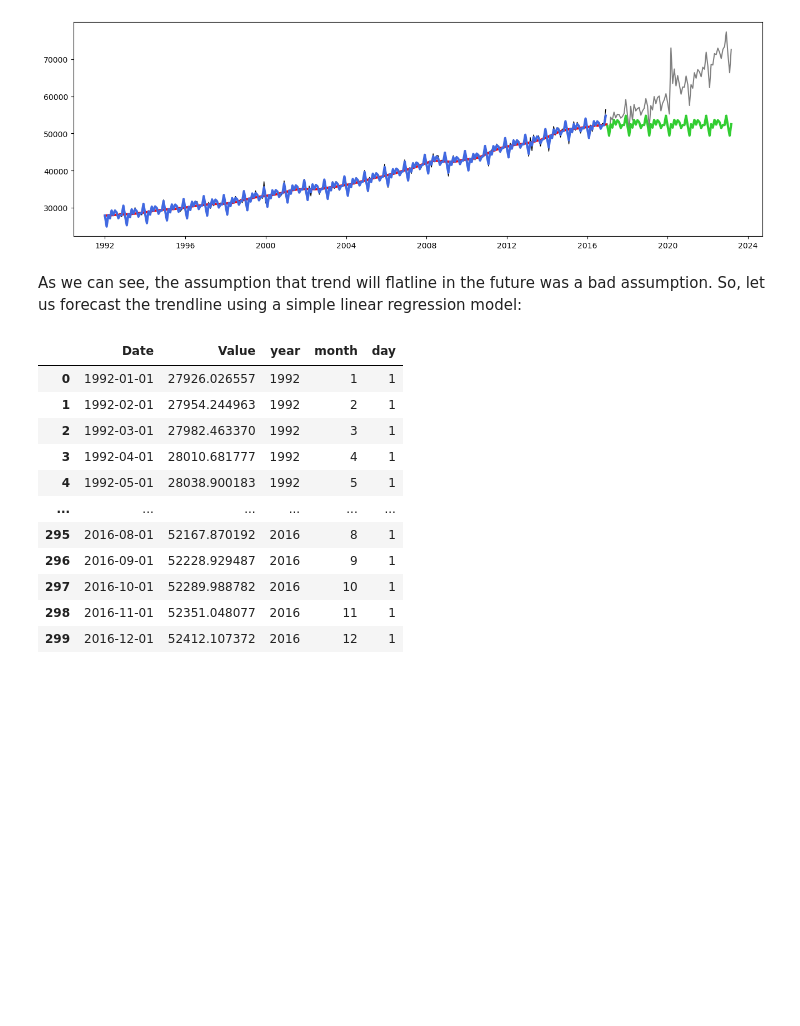
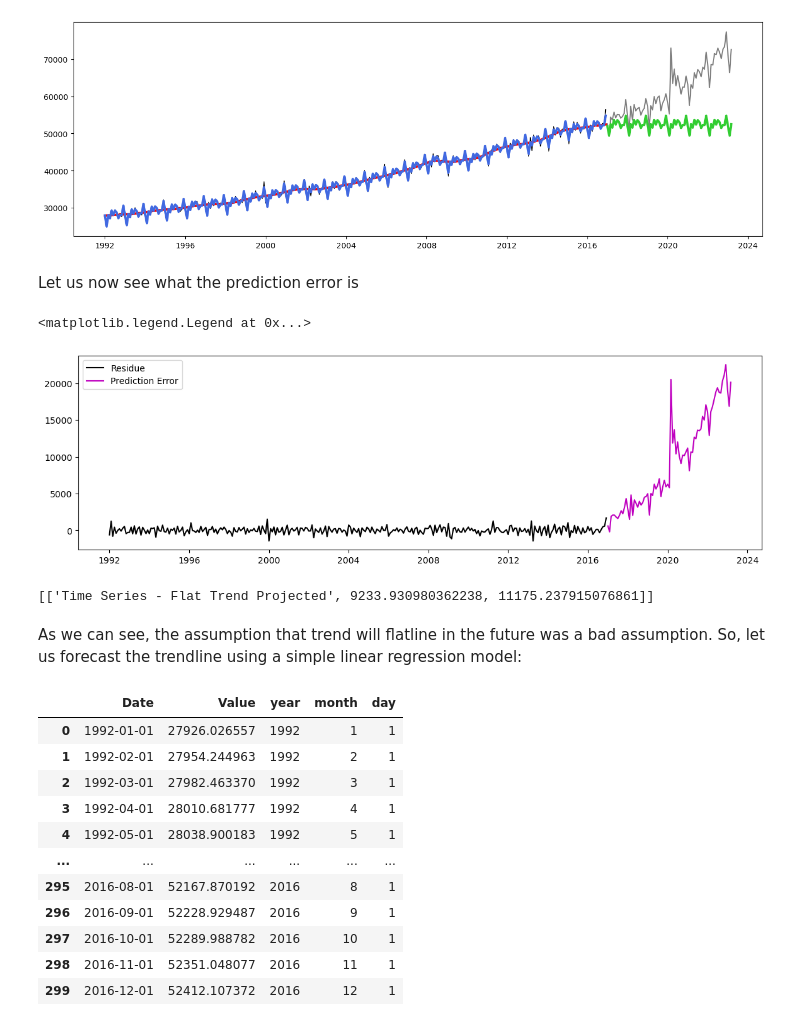
Before and after one commit to ashwin-kambli/MLAI-CapstoneProject, a Jupyter notebook: ML&AI - Capstone Project - Grocery Sales prediction.ipynb, the cells around one changed output. Drawn from its saved outputs; the diff is of its cells as text; code cells hidden in the pictures; blank space fills up the shorter version.

Commit message:
Finalized with comparision graph and conclusion

```diff
--- a/ML&AI - Capstone Project - Grocery Sales prediction.ipynb
+++ b/ML&AI - Capstone Project - Grocery Sales prediction.ipynb
@@ -416,6 +416,5 @@ plt.plot(yhat, label='Forecast', color='limegreen', linewidth=3)
 # %% [output]
 [<matplotlib.lines.Line2D at 0x...>]
 [figure]
-# %% [markdown]
-As we can see, the assumption that trend will flatline in the future was a bad assumption.
-So, let us forecast the trendline using a simple linear regression model:
+# %% [markdown]
+Let us now see what the prediction error is
@@ -422,3 +423,24 @@ So, let us forecast the trendline using a simple linear regression model:
+# %%
+pred_error = y_future - yhat
+# %%
+plt.figure(figsize=(14,4))
+plt.plot(residue,'k', label='Residue')
+plt.plot(pred_error,'m', label='Prediction Error')
+plt.legend()
+# %% [output]
+<matplotlib.legend.Legend at 0x...>
+[figure, added]
+# %%
+### Size of the prediction error
+MAEp = np.abs(pred_error).mean()
+RMSEp = np.sqrt( np.square(pred_error).mean() )
+prediction_errors.append(['Time Series - Flat Trend Projected', MAEp, RMSEp])
+prediction_errors
+# %% [output]
+[['Time Series - Flat Trend Projected', 9233.930980362238, 11175.237915076861]]
+# %% [markdown]
+As we can see, the assumption that trend will flatline in the future was a bad assumption.
+So, let us forecast the trendline using a simple linear regression model:
 # %%
 from sklearn.linear_model import LinearRegression
 # %%
```
Also changed, not shown: parts of 11 cells of this notebook.
